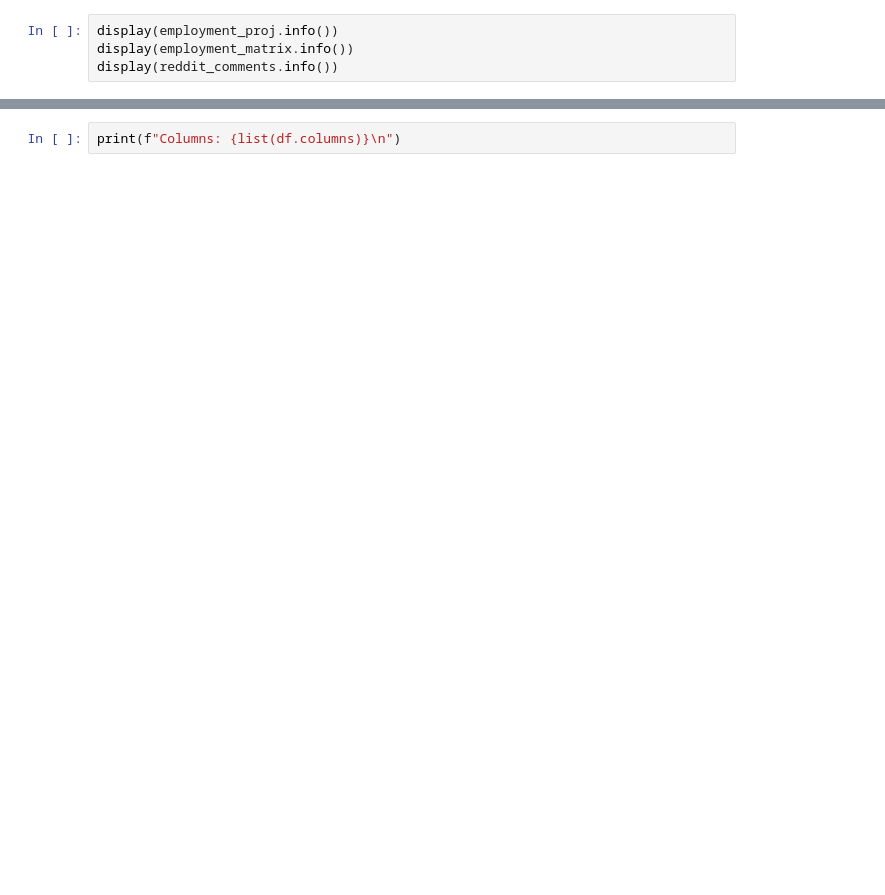
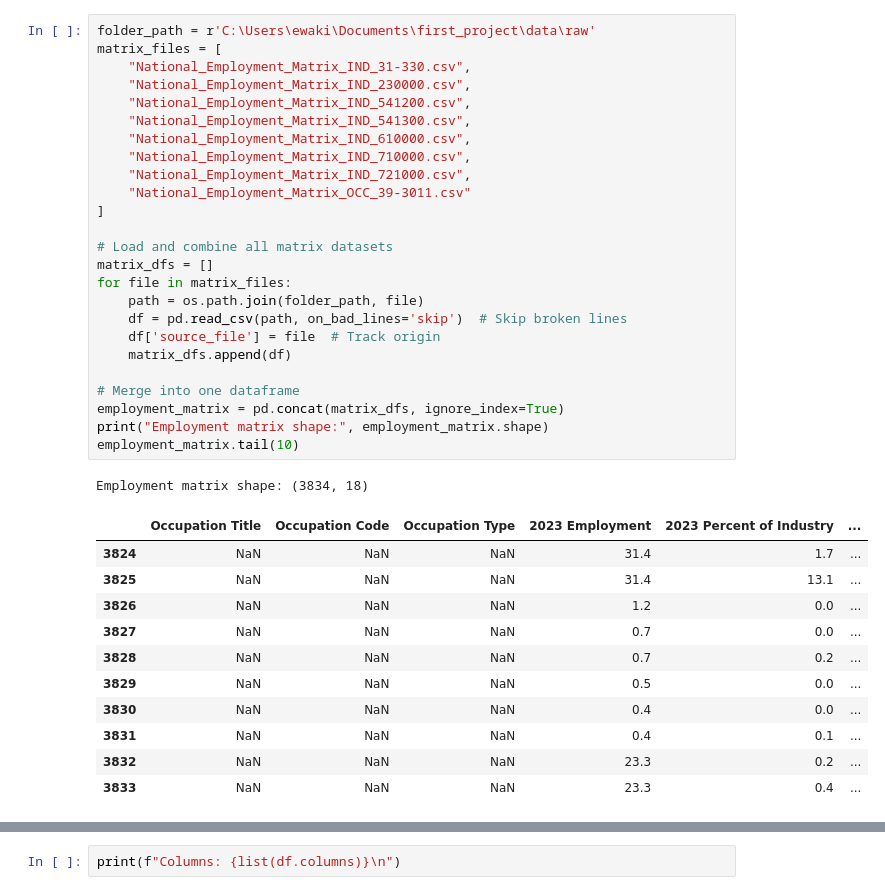
Before and after one commit to isg75/first_project, a Jupyter notebook: notebooks/load_and_clean_data.ipynb, the cells around one changed output, grey strips where cells are left out. Cells and saved outputs as stored; diff of their text form; blank space fills up the shorter version.

Commit message:
data cleaning

```diff
--- a/notebooks/load_and_clean_data.ipynb
+++ b/notebooks/load_and_clean_data.ipynb
@@ -53,4 +50,38 @@ employment_proj.head()
-# %%
-display(employment_proj.info())
-display(employment_matrix.info())
-display(reddit_comments.info())
+# %%
+folder_path = r'C:\Users\ewaki\Documents\first_project\data\raw'
+matrix_files = [
+    "National_Employment_Matrix_IND_31-330.csv",
+    "National_Employment_Matrix_IND_230000.csv",
+    "National_Employment_Matrix_IND_541200.csv",
+    "National_Employment_Matrix_IND_541300.csv",
+    "National_Employment_Matrix_IND_610000.csv",
+    "National_Employment_Matrix_IND_710000.csv",
+    "National_Employment_Matrix_IND_721000.csv",
+    "National_Employment_Matrix_OCC_39-3011.csv"
+]
+
+# Load and combine all matrix datasets
+matrix_dfs = []
+for file in matrix_files:
+    path = os.path.join(folder_path, file)
+    df = pd.read_csv(path, on_bad_lines='skip')  # Skip broken lines
+    df['source_file'] = file  # Track origin
+    matrix_dfs.append(df)
+
+# Merge into one dataframe
+employment_matrix = pd.concat(matrix_dfs, ignore_index=True)
+print("Employment matrix shape:", employment_matrix.shape)
+employment_matrix.tail(10)
+# %% [output]
+Employment matrix shape: (3834, 18)
+|  | Occupation Title | Occupation Code | Occupation Type | 2023 Employment | 2023 Percent of Industry | ... |
+| 3824 | NaN | NaN | NaN | 31.4 | 1.7 | ... |
+| 3825 | NaN | NaN | NaN | 31.4 | 13.1 | ... |
+| 3826 | NaN | NaN | NaN | 1.2 | 0.0 | ... |
+| 3827 | NaN | NaN | NaN | 0.7 | 0.0 | ... |
+| 3828 | NaN | NaN | NaN | 0.7 | 0.2 | ... |
+| 3829 | NaN | NaN | NaN | 0.5 | 0.0 | ... |
+| 3830 | NaN | NaN | NaN | 0.4 | 0.0 | ... |
+| 3831 | NaN | NaN | NaN | 0.4 | 0.1 | ... |
+| 3832 | NaN | NaN | NaN | 23.3 | 0.2 | ... |
+| 3833 | NaN | NaN | NaN | 23.3 | 0.4 | ... |
```
Also changed, not shown: parts of 14 cells of this notebook, 7 other files.
